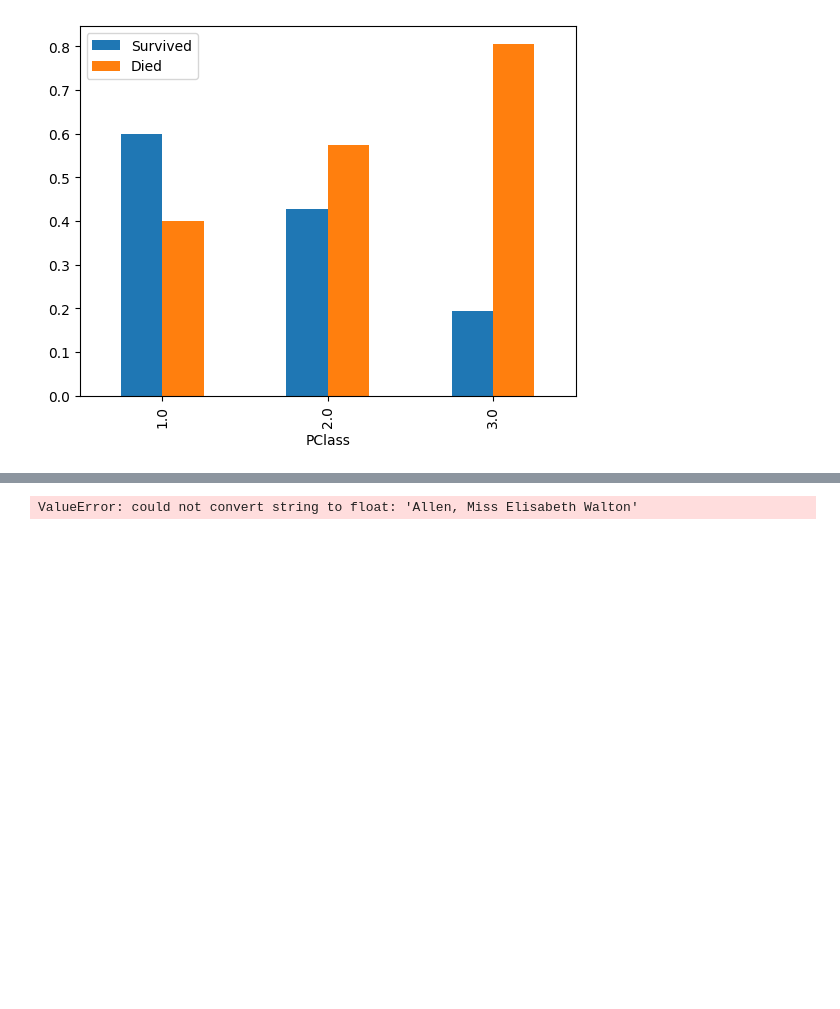
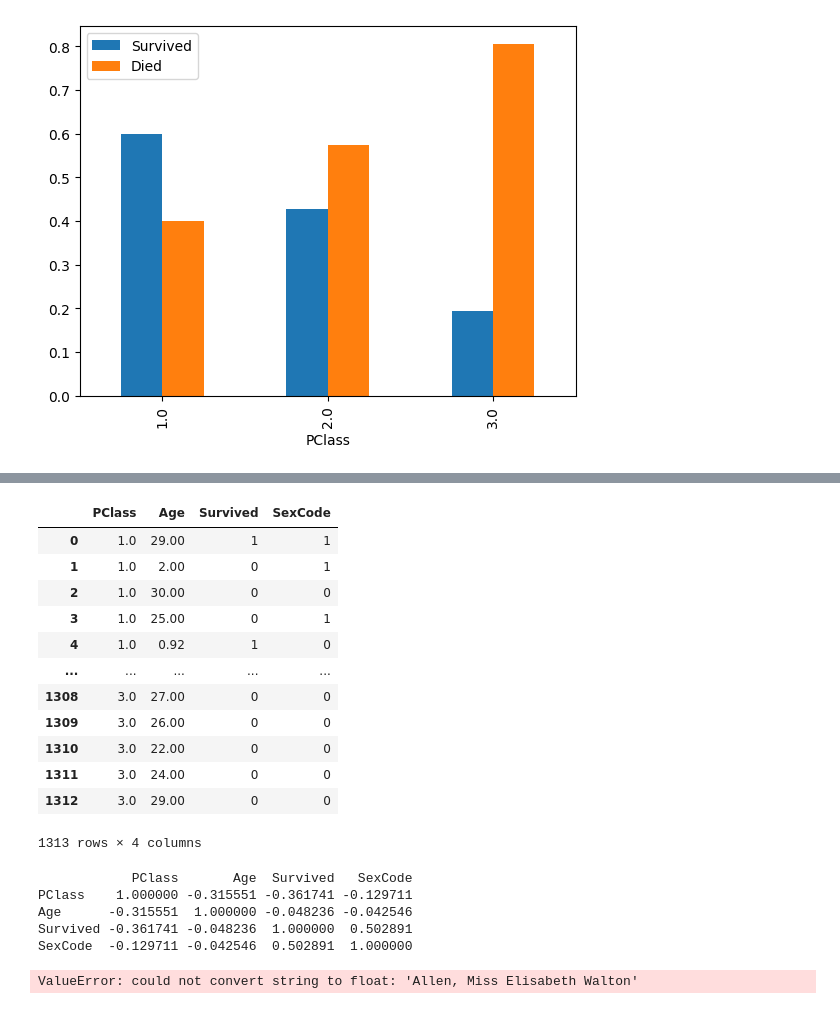
Before and after one commit to wenk015/pychang-ai.github.io, a Jupyter notebook: 112-1_big_data_analysis/W10/Ch13/ch13-5c.ipynb, the cells around one changed output, grey strips where cells are left out. Cells and saved outputs as stored; diff of their text form; code cells hidden in the pictures; blank space fills up the shorter version.

```diff
--- a/112-1_big_data_analysis/W10/Ch13/ch13-5c.ipynb
+++ b/112-1_big_data_analysis/W10/Ch13/ch13-5c.ipynb
@@ -109 +136,29 @@ df.plot(kind="bar")
+# %%
+df1 = df.drop("Died", axis=1)
+df2 = df1.drop("Title", axis=1)
+df3 = df2.drop("Sex", axis=1)
+df4 = df3.drop("Name", axis=1)
+df4
+# %% [output]
+|  | PClass | Age | Survived | SexCode |
+| 0 | 1.0 | 29.00 | 1 | 1 |
+| 1 | 1.0 | 2.00 | 0 | 1 |
+| 2 | 1.0 | 30.00 | 0 | 0 |
+| 3 | 1.0 | 25.00 | 0 | 1 |
+| 4 | 1.0 | 0.92 | 1 | 0 |
+| ... | ... | ... | ... | ... |
+| 1308 | 3.0 | 27.00 | 0 | 0 |
+| 1309 | 3.0 | 26.00 | 0 | 0 |
+| 1310 | 3.0 | 22.00 | 0 | 0 |
+| 1311 | 3.0 | 24.00 | 0 | 0 |
+| 1312 | 3.0 | 29.00 | 0 | 0 |
+1313 rows × 4 columns
+# %%
+print(df4.corr())
+# %% [output]
+            PClass       Age  Survived   SexCode
+PClass    1.000000 -0.315551 -0.361741 -0.129711
+Age      -0.315551  1.000000 -0.048236 -0.042546
+Survived -0.361741 -0.048236  1.000000  0.502891
+SexCode  -0.129711 -0.042546  0.502891  1.000000
 # %%
```
Also changed, not shown: parts of 5 cells of this notebook, 2 other files.
